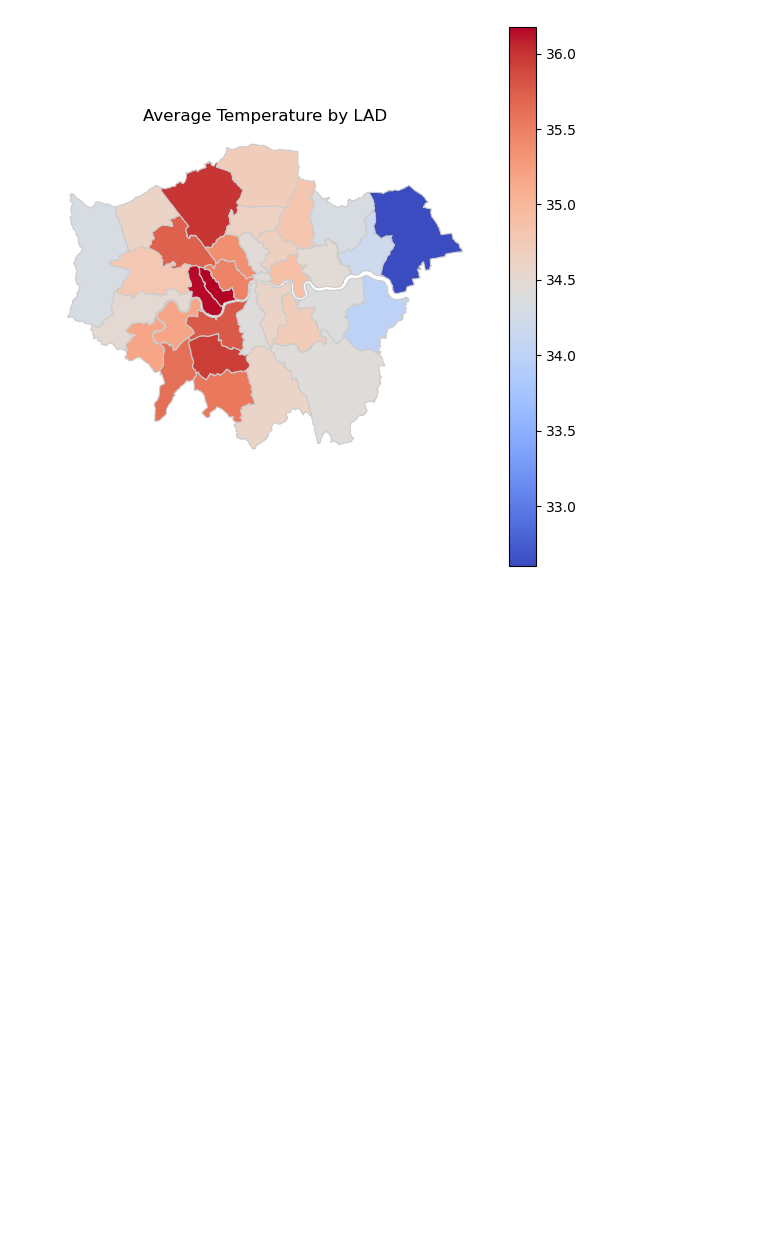
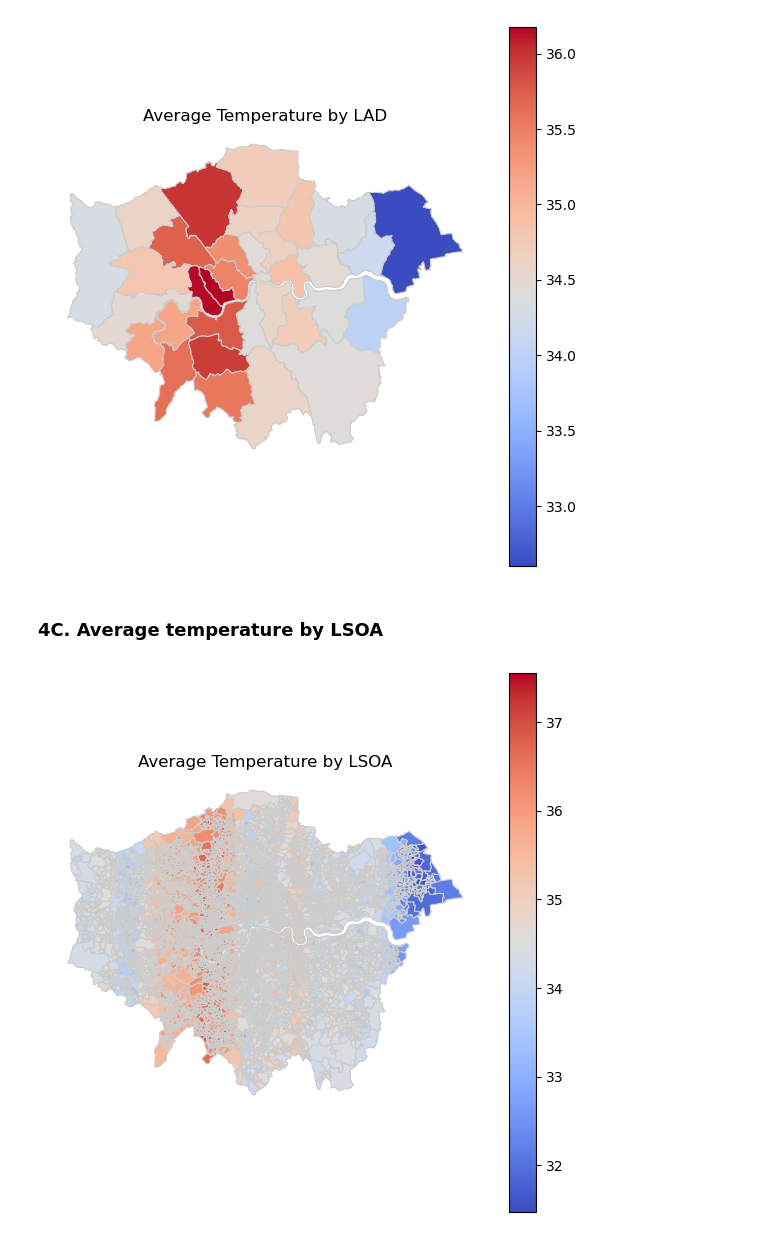
Before and after one commit to simwen/London_uhi, a Jupyter notebook: london_uhi.ipynb, the cells around one changed output. Cells and saved outputs as stored; diff of their text form; code cells hidden in the pictures; blank space fills up the shorter version.

Commit message:
calculating lsoa averages

```diff
--- a/london_uhi.ipynb
+++ b/london_uhi.ipynb
@@ -519,3 +518,38 @@ ax.set_axis_off()
 plt.show()
 # %% [output]
 [figure]
+# %% [markdown]
+### 4C. Average temperature by LSOA
+# %%
+# Calculate average temperature by LSOA
+avg_temp_list = []
+
+progress_bar = tqdm(total=len(london_lsoas_bng), desc="Calculating avg LSOA temp")
+
+for index, polygon in london_lsoas_bng.iterrows():
+    # creates boolean mask for if points in gdf_london_temps are within the each london_lsoas_bng polygon
+    mask = gdf_london_temps.within(polygon['geometry'])
+    # calculates average pixel value (temp) where mask is true
+    avg_temp = gdf_london_temps.loc[mask, 'Pixel_Value'].mean()
+    avg_temp_list.append(avg_temp)
+
+    # Update the progress bar
+    progress_bar.update(1)
+
+# Close the progress bar
+progress_bar.close()
+
+# Add the average temp values to df1
+london_lsoas_bng.loc[:, 'avg_temp'] = avg_temp_list
+# %%
+fig, ax = plt.subplots(1, 1, figsize=(7, 7))
+london_lsoas_bng.plot(column='avg_temp', cmap='coolwarm', linewidth=0.8, ax=ax, edgecolor='0.8', legend=True)
+
+# Customize the plot
+ax.set_title('Average Temperature by LSOA')
+ax.set_axis_off()
+
+# Show the plot
+plt.show()
+# %% [output]
+[figure, added]
```
Also changed, not shown: parts of 1 cell of this notebook.
